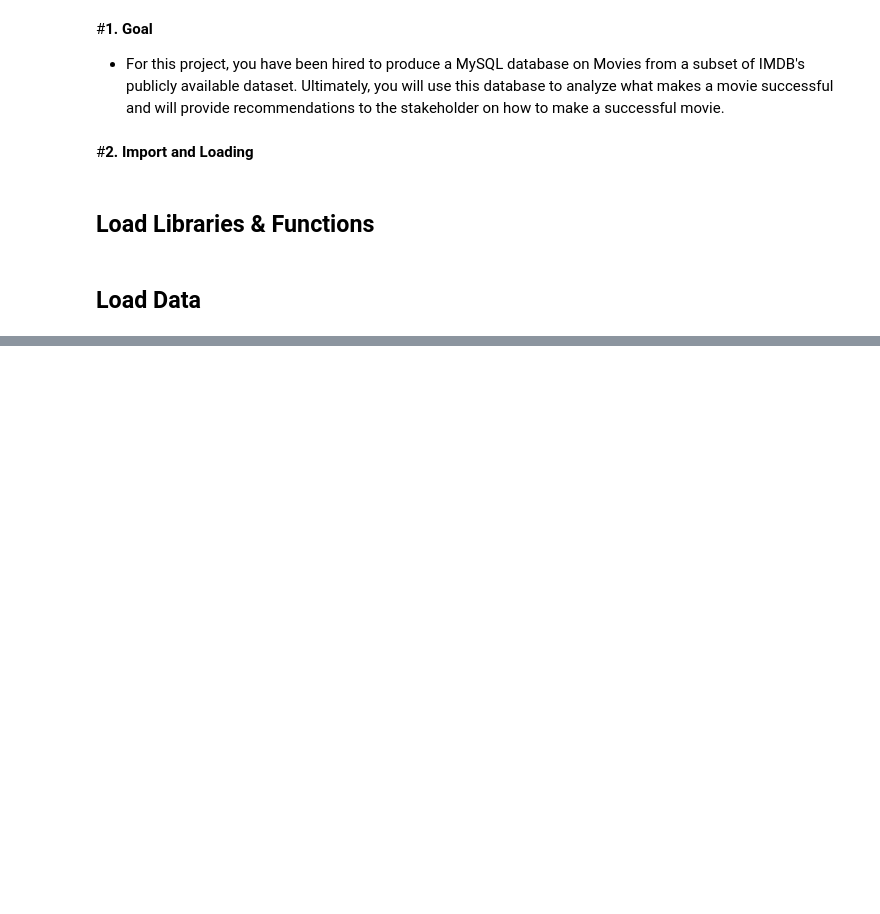
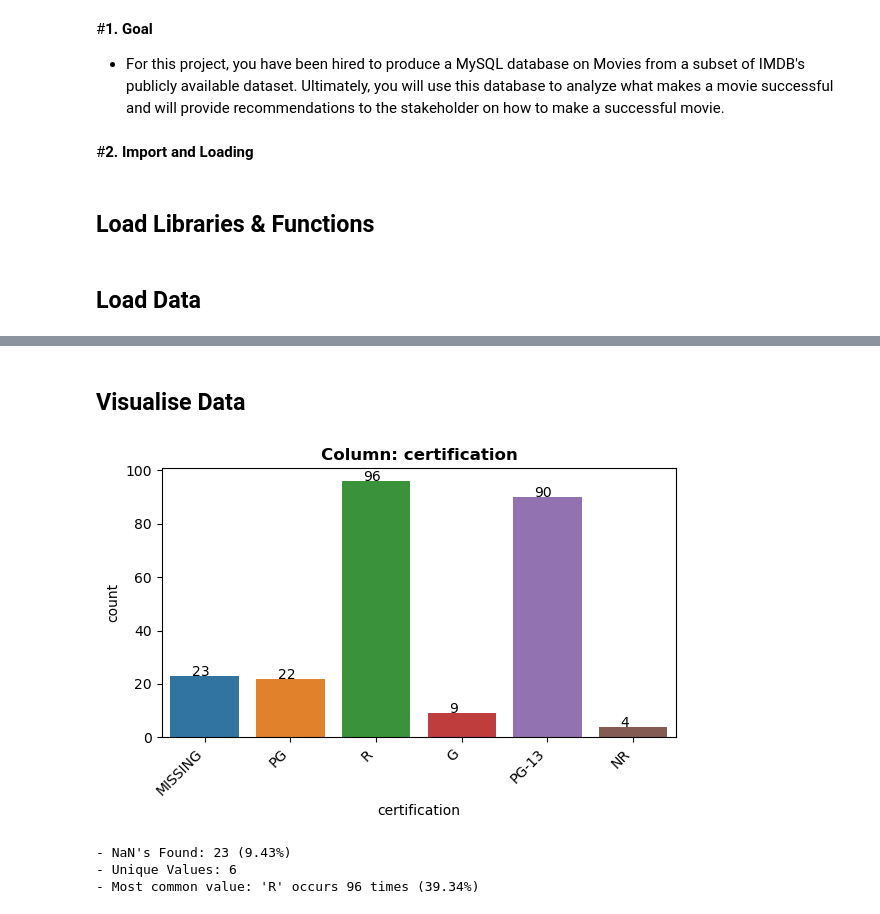
Before and after one commit to MrBCPT/DE_2023, a Jupyter notebook: Project_3_Part_2_EDA(Core).ipynb, the cells around one changed output, grey strips where cells are left out. Cells and saved outputs as stored; diff of their text form; code cells hidden in the pictures; blank space fills up the shorter version.

```diff
--- a/Project_3_Part_2_EDA(Core).ipynb
+++ b/Project_3_Part_2_EDA(Core).ipynb
@@ -56,0 +155,6 @@ IntCastingNaNError: Cannot convert non-finite values (NA or inf) to integer
+# %%
+#Check count of revenue and budget > 0
+df[["revenue", "budget"]] = (df[["revenue", "budget"]].astype(float))
+df=df[df["revenue"] !=0]
+df=df[df["budget"] !=0]
+df.count()
@@ -56,0 +179,10 @@ IntCastingNaNError: Cannot convert non-finite values (NA or inf) to integer
+# %% [markdown]
+## Visualise Data
+# %%
+#Count of movies per certification category
+explore_categorical(df,"certification");
+# %% [output]
+[figure, added]
+- NaN's Found: 23 (9.43%)
+- Unique Values: 6
+- Most common value: 'R' occurs 96 times (39.34%)
```
Also changed, not shown: parts of 14 cells of this notebook, 1 other file.
